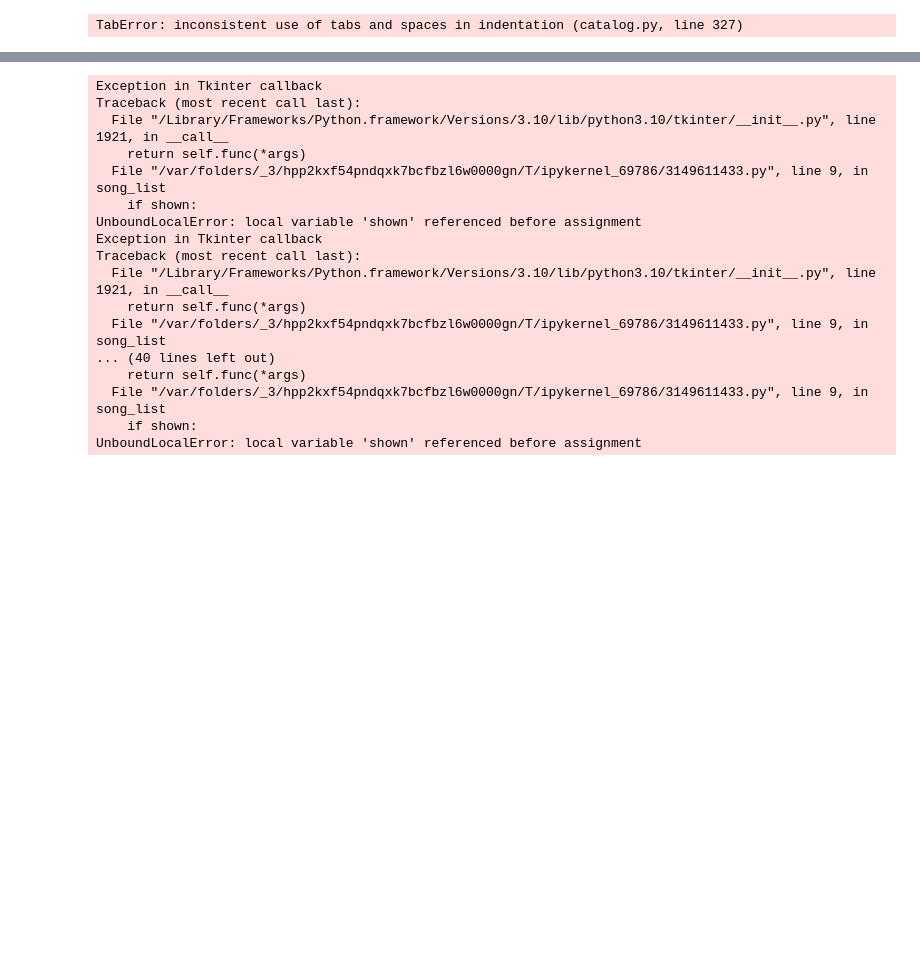
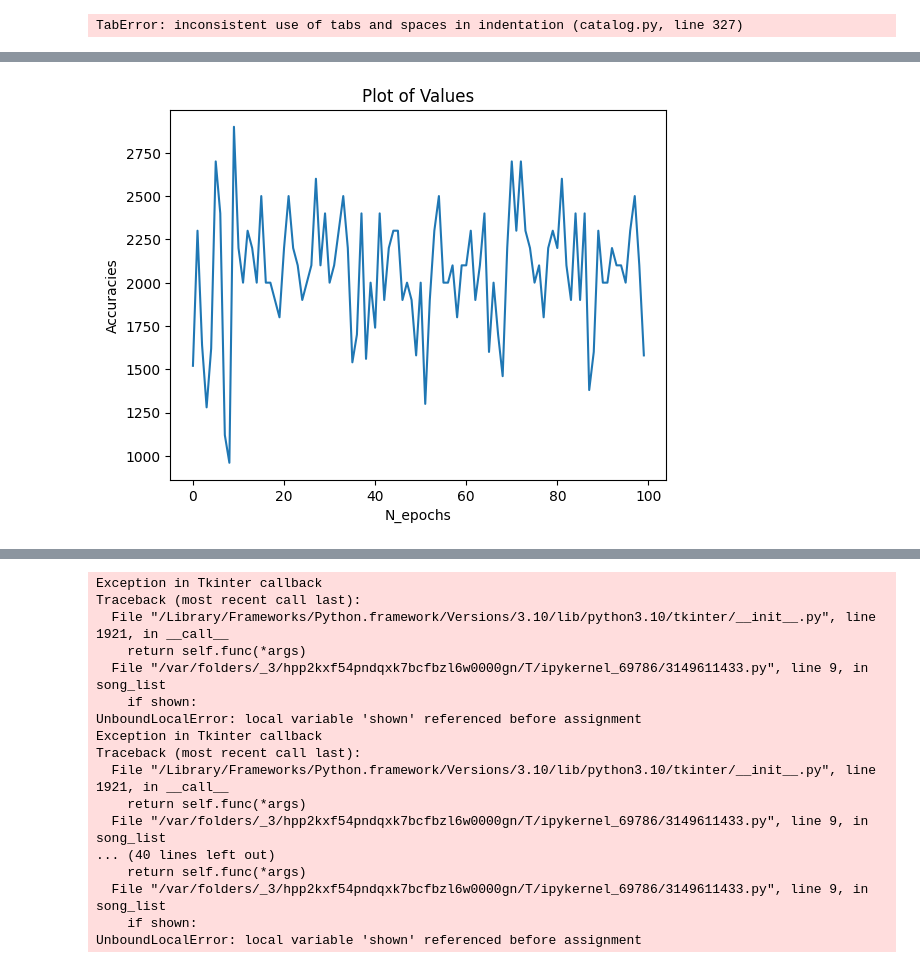
Before and after one commit to kamaalg/cs389-final-project, a Jupyter notebook: main_2.ipynb, the cells around one changed output, grey strips where cells are left out. Drawn from its saved outputs; the diff is of its cells as text; code cells hidden in the pictures; blank space fills up the shorter version.

```diff
--- a/main_2.ipynb
+++ b/main_2.ipynb
@@ -275,0 +518,8 @@ Best validation accuracy: 65.0
+# %%
+plt.plot(accuracies)
+plt.xlabel('N_epochs')
+plt.ylabel('Accuracies')
+plt.title('Plot of Values')
+plt.show()
+# %% [output]
+[figure, added]
```
Also changed, not shown: parts of 17 cells of this notebook.
